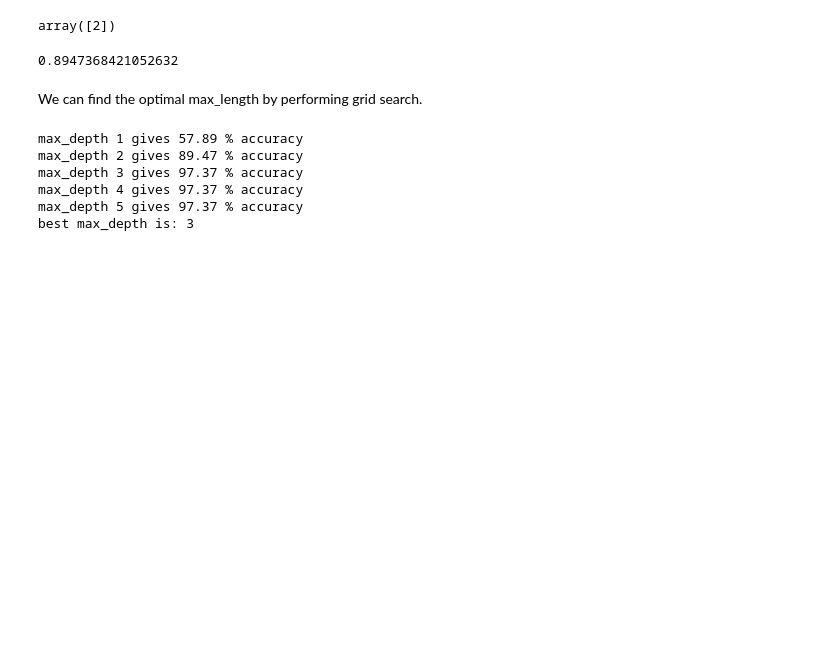
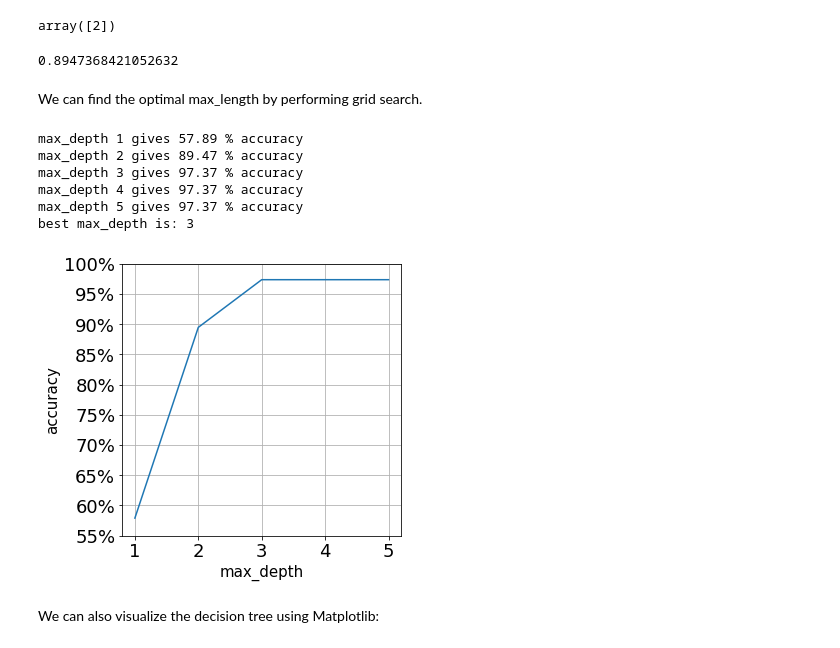
Before and after one commit to koraykoca/Data-Science, a Jupyter notebook: Scikit-Learn.ipynb, the cells around one changed output. Cells and saved outputs as stored; diff of their text form; code cells hidden in the pictures; blank space fills up the shorter version.

```diff
--- a/Scikit-Learn.ipynb
+++ b/Scikit-Learn.ipynb
@@ -87,14 +87,14 @@ Logistic regression is affected by scale, therefore, we need to scale our featur
 scaler = StandardScaler()
 scaler.fit(iris_ftr_train)  # fit on training set only
 
-iris_ftr_train = scaler.transform(iris_ftr_train) # apply transform to the training set
-iris_ftr_test = scaler.transform(iris_ftr_test) # apply transform to the test set
+iris_ftr_train_st = scaler.transform(iris_ftr_train) # apply transform to the training set
+iris_ftr_test_st = scaler.transform(iris_ftr_test) # apply transform to the test set
 # %%
 clf = LogisticRegression()
 
-clf.fit(iris_ftr_train, iris_tar_train)  # train the model
+clf.fit(iris_ftr_train_st, iris_tar_train)  # train the model
 
-acc = clf.score(iris_ftr_test, iris_tar_test)  # print the accuracy acc. to test set: correct predictions/total number of data points
+acc = clf.score(iris_ftr_test_st, iris_tar_test)  # print the accuracy acc. to test set: correct predictions/total number of data points
 print(acc)
 # %% [output]
 0.9736842105263158
@@ -167,12 +167,12 @@ max_depth_range = list(range(1,6))
 accuracy_tree = []
 
 for depth in max_depth_range:
-    clf_tree = DecisionTreeClassifier(max_depth = depth, random_state = 0)
-    clf_tree.fit(iris_ftr_train, iris_tar_train)
+    clf_tree_opt = DecisionTreeClassifier(max_depth = depth, random_state = 0)
+    clf_tree_opt.fit(iris_ftr_train, iris_tar_train)
 
-    scores_tree = clf_tree.score(iris_ftr_test, iris_tar_test)
+    scores_tree = clf_tree_opt.score(iris_ftr_test, iris_tar_test)*100
     accuracy_tree.append(scores_tree)
-    print('max_depth {:d} gives {:.2f} % accuracy'.format(depth, scores_tree*100))
+    print('max_depth {:d} gives {:.2f} % accuracy'.format(depth, scores_tree))
 
 print('best max_depth is:', accuracy_tree.index(max(accuracy_tree)) + 1)
 # %% [output]
@@ -182,3 +182,20 @@ max_depth 3 gives 97.37 % accuracy
 max_depth 4 gives 97.37 % accuracy
 max_depth 5 gives 97.37 % accuracy
 best max_depth is: 3
+# %%
+plt.figure(figsize=(5,5))
+graph = plt.plot(max_depth_range, accuracy_tree);
+
+# next three lines are just for adding % symbol to the y labels
+loc, labels = plt.yticks();
+new_labels = ['{}%'.format(int(tick)) for tick in loc];
+plt.yticks(loc, new_labels);
+
+plt.xlabel('max_depth', fontsize=15);
+plt.ylabel('accuracy', fontsize=15);
+plt.tick_params(labelsize=18)
+plt.grid()
+# %% [output]
+[figure, added]
+# %% [markdown]
+We can also visualize the decision tree using Matplotlib:
```
Also changed, not shown: parts of 47 cells of this notebook.
